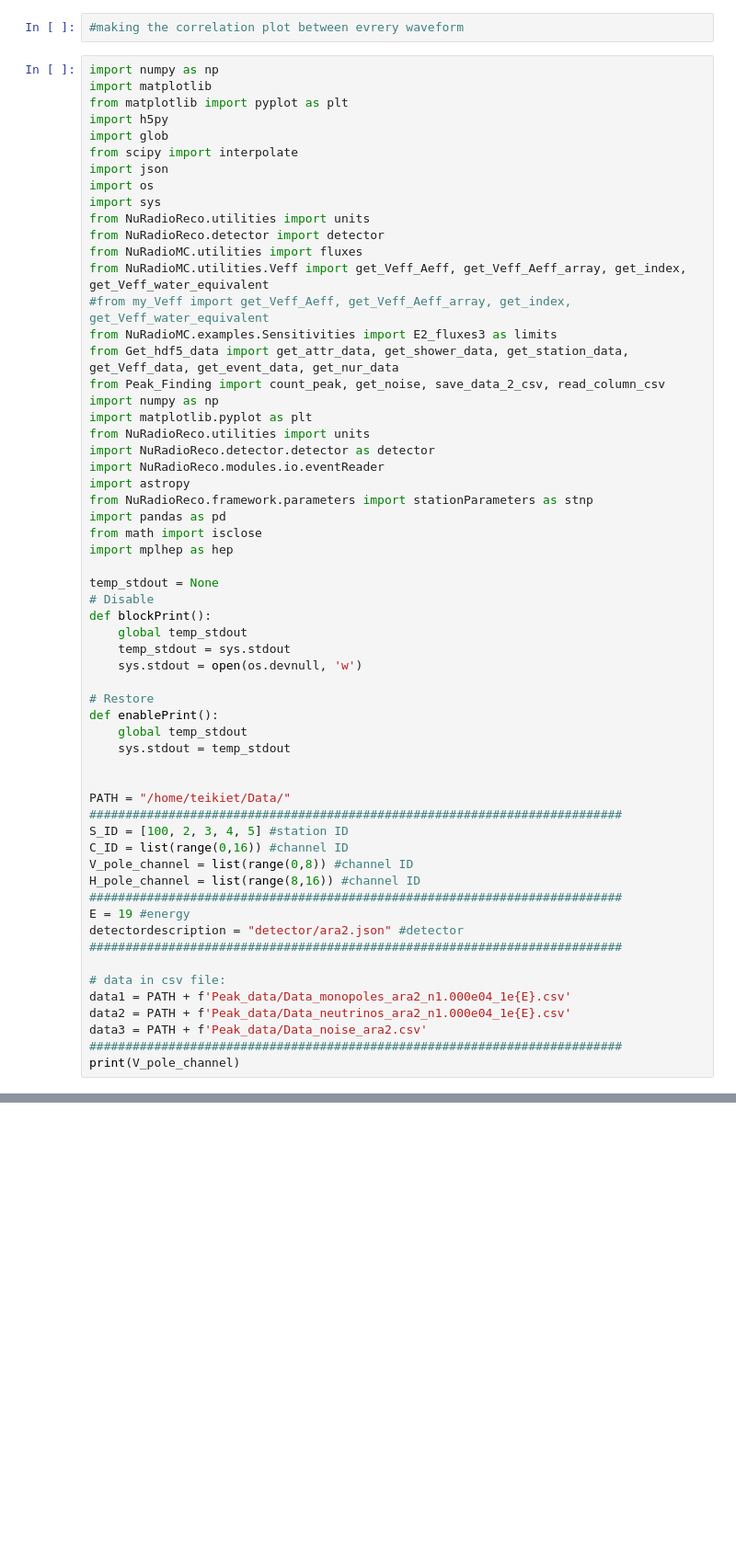
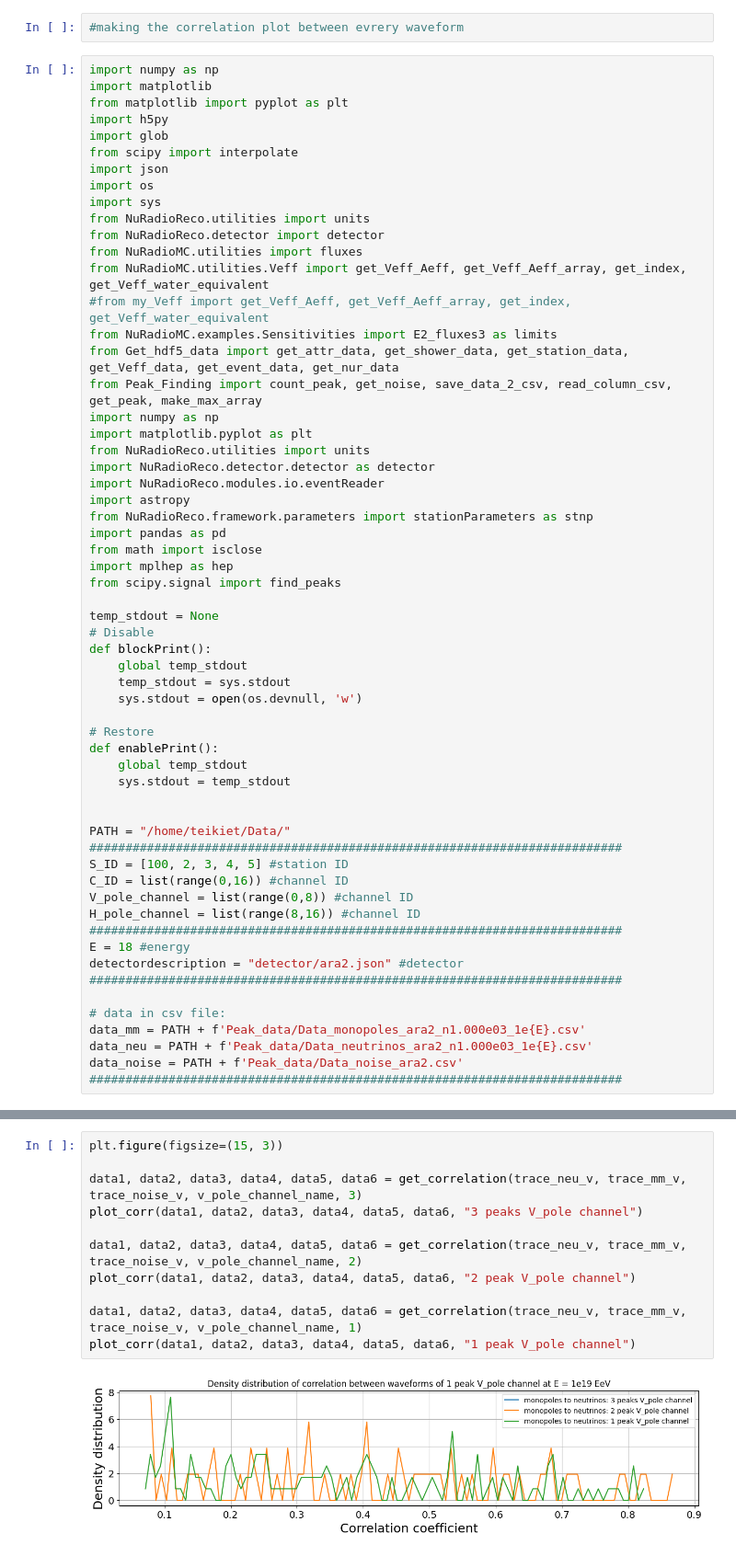
Before and after one commit to Teikiet/Monopoles_TK, a Jupyter notebook: Analyzing/Correlation.ipynb, the cells around one changed output, grey strips where cells are left out. Shown at 92% size. Cells and saved outputs as stored; diff of their text form; blank space fills up the shorter version.

```diff
--- a/Analyzing/Correlation.ipynb
+++ b/Analyzing/Correlation.ipynb
@@ -17,7 +17,7 @@ from NuRadioMC.utilities.Veff import get_Veff_Aeff, get_Veff_Aeff_array, get_ind
 #from my_Veff import get_Veff_Aeff, get_Veff_Aeff_array, get_index, get_Veff_water_equivalent
 from NuRadioMC.examples.Sensitivities import E2_fluxes3 as limits
 from Get_hdf5_data import get_attr_data, get_shower_data, get_station_data, get_Veff_data, get_event_data, get_nur_data
-from Peak_Finding import count_peak, get_noise, save_data_2_csv, read_column_csv
+from Peak_Finding import count_peak, get_noise, save_data_2_csv, read_column_csv, get_peak, make_max_array
 import numpy as np
 import matplotlib.pyplot as plt
 from NuRadioReco.utilities import units
@@ -28,6 +28,7 @@ from NuRadioReco.framework.parameters import stationParameters as stnp
 import pandas as pd
 from math import isclose
 import mplhep as hep
+from scipy.signal import find_peaks
 
 temp_stdout = None
 # Disable
@@ -49,13 +50,12 @@ C_ID = list(range(0,16)) #channel ID
 V_pole_channel = list(range(0,8)) #channel ID
 H_pole_channel = list(range(8,16)) #channel ID
 ##########################################################################
-E = 19 #energy
+E = 18 #energy
 detectordescription = "detector/ara2.json" #detector
 ##########################################################################
 
 # data in csv file:
-data1 = PATH + f'Peak_data/Data_monopoles_ara2_n1.000e04_1e{E}.csv'
-data2 = PATH + f'Peak_data/Data_neutrinos_ara2_n1.000e04_1e{E}.csv'
-data3 = PATH + f'Peak_data/Data_noise_ara2.csv'
+data_mm = PATH + f'Peak_data/Data_monopoles_ara2_n1.000e03_1e{E}.csv'
+data_neu = PATH + f'Peak_data/Data_neutrinos_ara2_n1.000e03_1e{E}.csv'
+data_noise = PATH + f'Peak_data/Data_noise_ara2.csv'
 ##########################################################################
-print(V_pole_channel)
@@ -361,0 +302,13 @@ plt.show()
+# %%
+plt.figure(figsize=(15, 3))
+
+data1, data2, data3, data4, data5, data6 = get_correlation(trace_neu_v, trace_mm_v, trace_noise_v, v_pole_channel_name, 3)
+plot_corr(data1, data2, data3, data4, data5, data6, "3 peaks V_pole channel")
+
+data1, data2, data3, data4, data5, data6 = get_correlation(trace_neu_v, trace_mm_v, trace_noise_v, v_pole_channel_name, 2)
+plot_corr(data1, data2, data3, data4, data5, data6, "2 peak V_pole channel")
+
+data1, data2, data3, data4, data5, data6 = get_correlation(trace_neu_v, trace_mm_v, trace_noise_v, v_pole_channel_name, 1)
+plot_corr(data1, data2, data3, data4, data5, data6, "1 peak V_pole channel")
+# %% [output]
+[figure, added]
```
Also changed, not shown: parts of 12 cells of this notebook, 11 other files.
